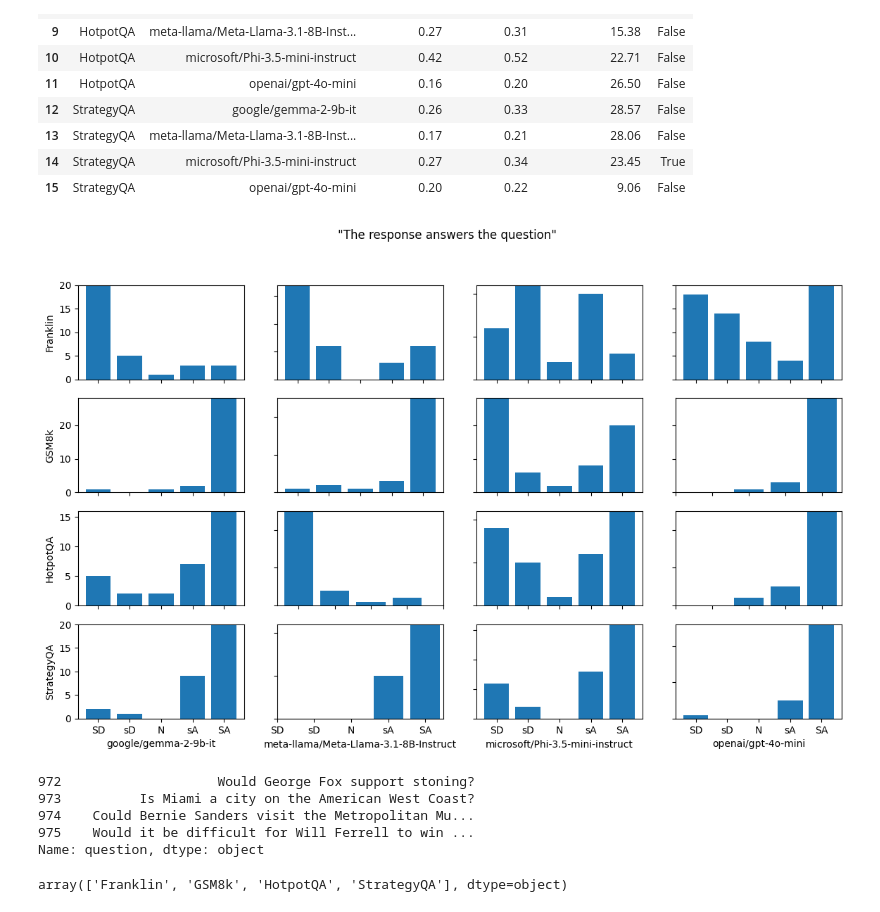
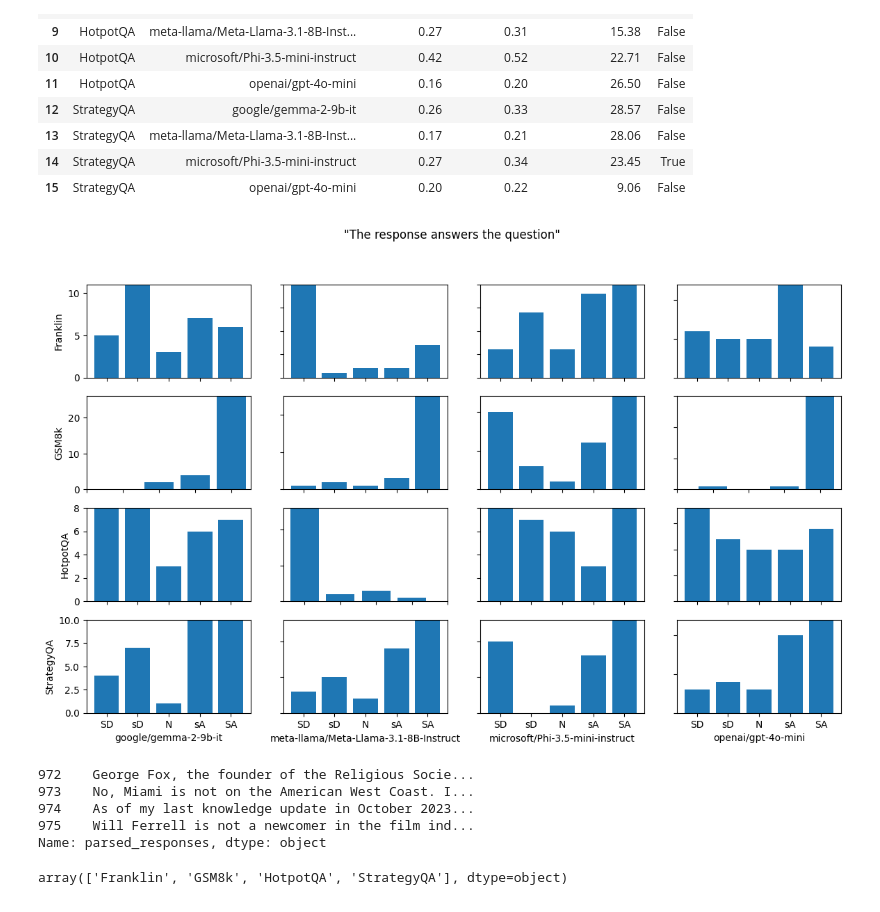
Before and after one commit to njf0/frank-llm, a Jupyter notebook: plan/survey/results/results.ipynb, the cells around one changed output. Cells and saved outputs as stored; diff of their text form; code cells hidden in the pictures.

```diff
--- a/plan/survey/results/results.ipynb
+++ b/plan/survey/results/results.ipynb
@@ -278,35 +278,35 @@ point_scale = 5
 
 # subplots in a 4x4 grid
 fig, axs = plt.subplots(4, 4, figsize=(14, 8))
 
 for d, dataset in enumerate(datasets):
     for m, model in enumerate(models):
-        values = ask[(dataset, model)].map(lambda x: t2i(x, point_scale)).to_numpy()
+        values = plan[(dataset, model)].map(lambda x: t2i(x, point_scale)).to_numpy()
         # remove nan values from numpy array
         values = values[~pd.isna(values)]
         # frequency of each value
         counts = pd.Series(values).value_counts()
         # plot the frequency of each value
         axs[d, m].bar(counts.index, counts.values)
         # set x axis to i2t for each value
         axs[d, m].set_xticks(range(1, point_scale + 1))
         axs[d, m].set_xticklabels([i2t(i, point_scale) for i in range(1, point_scale + 1)], ha='center')
         # set y axis to 0-max frequency
         axs[d, m].set_ylim(0, counts.max())
         # set x axis label to the model
         axs[d, m].set_xlabel(model)
         # set y axis label to the dataset
         axs[d, m].set_ylabel(dataset)
 
 # only show bottom x axis labels
 for ax in axs.flat:
     ax.label_outer()
 
 # set the title of the entire plot
 fig.suptitle('"The response answers the question"')
 plt.show()
 # %% [output]
-[figure, old version]
+[figure, new version]
 # %%
 dataset = 'Franklin'
 dataset = 'GSM8k'
@@ -319,13 +319,13 @@ model = 'openai/gpt-4o-mini'
 # get questions['question'] with uuids from grouped_uuids[(dataset, model)]
 questions = questions[(questions['dataset'] == dataset) & (questions['model'] == model)]
 # %%
-questions['question']
+questions['parsed_responses']
 # %% [output]
-972                    Would George Fox support stoning?
-973          Is Miami a city on the American West Coast?
-974    Could Bernie Sanders visit the Metropolitan Mu...
-975    Would it be difficult for Will Ferrell to win ...
-Name: question, dtype: object
+972    George Fox, the founder of the Religious Socie...
+973    No, Miami is not on the American West Coast. I...
+974    As of my last knowledge update in October 2023...
+975    Will Ferrell is not a newcomer in the film ind...
+Name: parsed_responses, dtype: object
 # %%
 datasets
 # %% [output]
```
